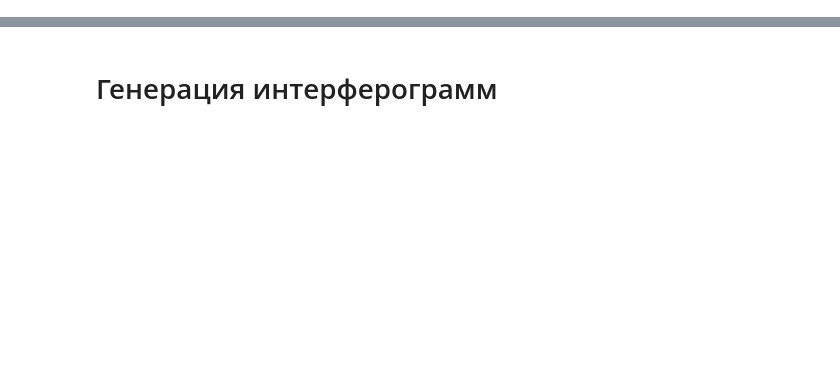
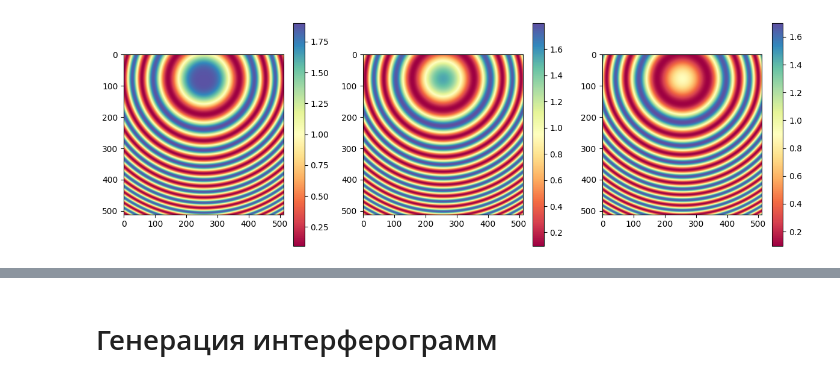
Before and after one commit to eg-kazakov/fringelab-dev, a Jupyter notebook: notebooks/Fringe generation.ipynb, the cells around one changed output, grey strips where cells are left out. Drawn from its saved outputs; the diff is of its cells as text; code cells hidden in the pictures; blank space fills up the shorter version.

```diff
--- a/notebooks/Fringe generation.ipynb
+++ b/notebooks/Fringe generation.ipynb
@@ -14,0 +81,4 @@ from fringelab.algorithms import MultiFociCorrectionAlgorithm
+# %%
+fringeset_F2base3.plot(columns=3)
+# %% [output]
+[figure, added]
```
Also changed, not shown: parts of 32 cells of this notebook, 9 other files.
